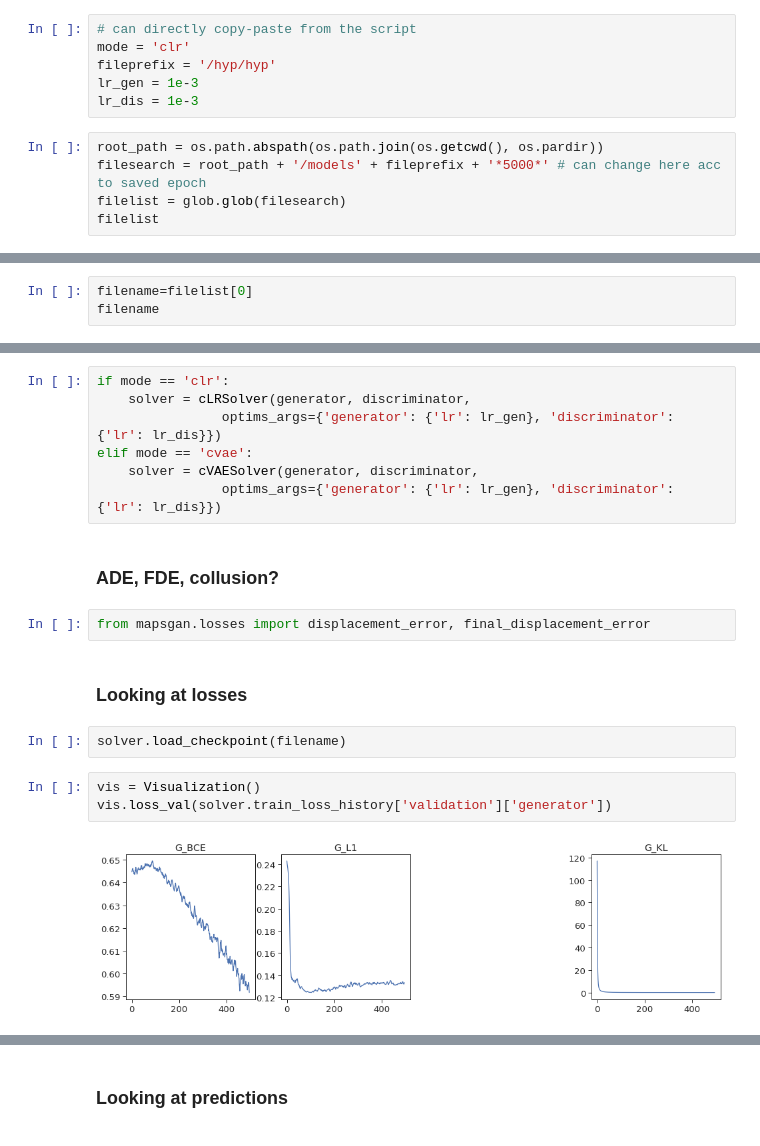
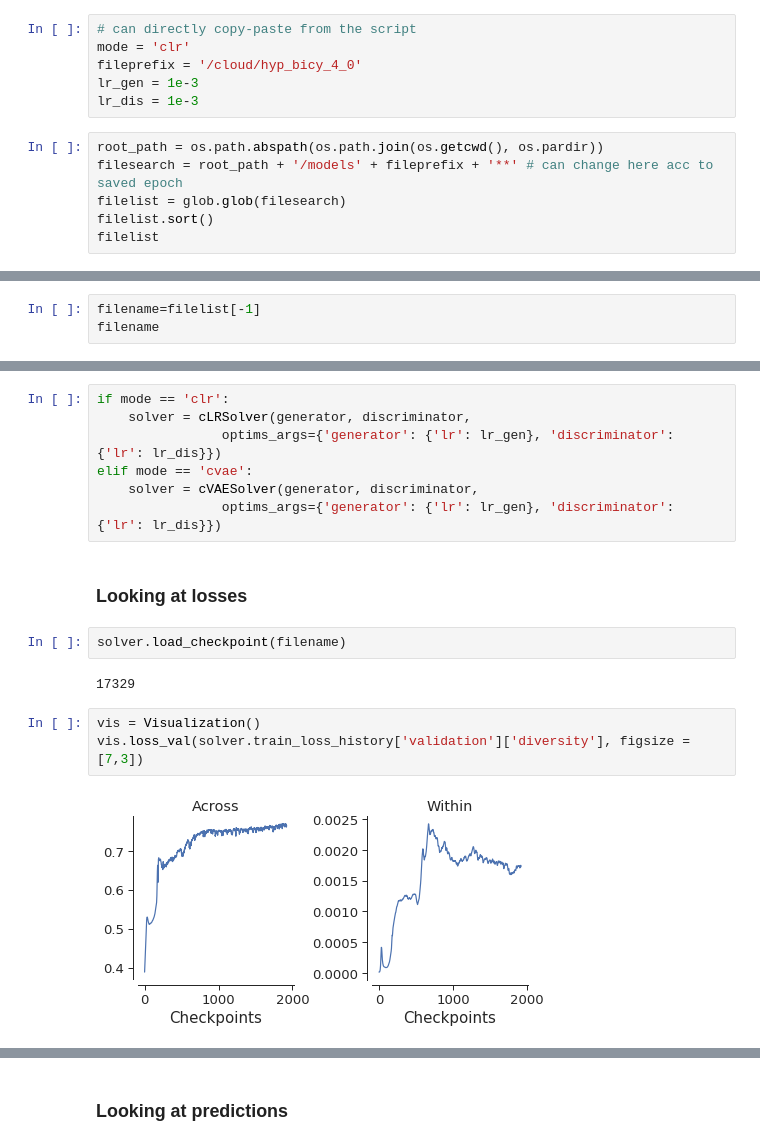
Before and after one commit to lappalainenj/mapsgan, a Jupyter notebook: examples/yy_06_evaluate_saved_hyp.ipynb, the cells around one changed output, grey strips where cells are left out. Cells and saved outputs as stored; diff of their text form.

```diff
--- a/examples/yy_06_evaluate_saved_hyp.ipynb
+++ b/examples/yy_06_evaluate_saved_hyp.ipynb
@@ -25,12 +25,13 @@ False
 # %%
 # can directly copy-paste from the script
 mode = 'clr'
-fileprefix = '/hyp/hyp'
+fileprefix = '/cloud/hyp_bicy_4_0'
 lr_gen = 1e-3
 lr_dis = 1e-3
 # %%
 root_path = os.path.abspath(os.path.join(os.getcwd(), os.pardir))
-filesearch = root_path + '/models' + fileprefix + '*5000*' # can change here acc to saved epoch
+filesearch = root_path + '/models' + fileprefix + '**' # can change here acc to saved epoch
 filelist = glob.glob(filesearch)
+filelist.sort()
 filelist
 # %% [output]
@@ -41,4 +55,4 @@ filelist
 # %%
-filename=filelist[0]
+filename=filelist[-1]
 filename
 # %% [output]
@@ -63,17 +81,15 @@ if mode == 'clr':
 elif mode == 'cvae':
     solver = cVAESolver(generator, discriminator,
                 optims_args={'generator': {'lr': lr_gen}, 'discriminator': {'lr': lr_dis}})
-# %% [markdown]
-### ADE, FDE, collusion?
-# %%
-from mapsgan.losses import displacement_error, final_displacement_error
 # %% [markdown]
 ### Looking at losses
 # %%
 solver.load_checkpoint(filename)
+# %% [output]
+17329
 # %%
 vis = Visualization()
-vis.loss_val(solver.train_loss_history['validation']['generator'])
+vis.loss_val(solver.train_loss_history['validation']['diversity'], figsize = [7,3])
 # %% [output]
-[figure, old version]
+[figure, new version]
 # %%
```
Also changed, not shown: parts of 19 cells of this notebook, 15 other files.
